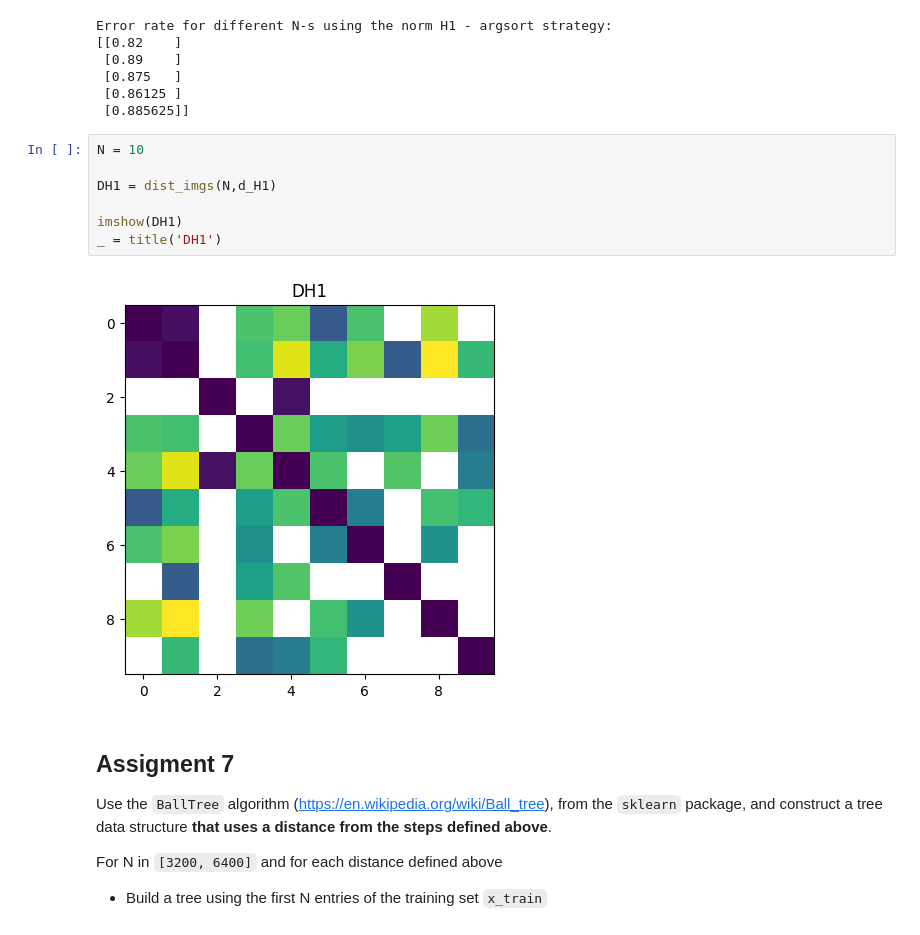
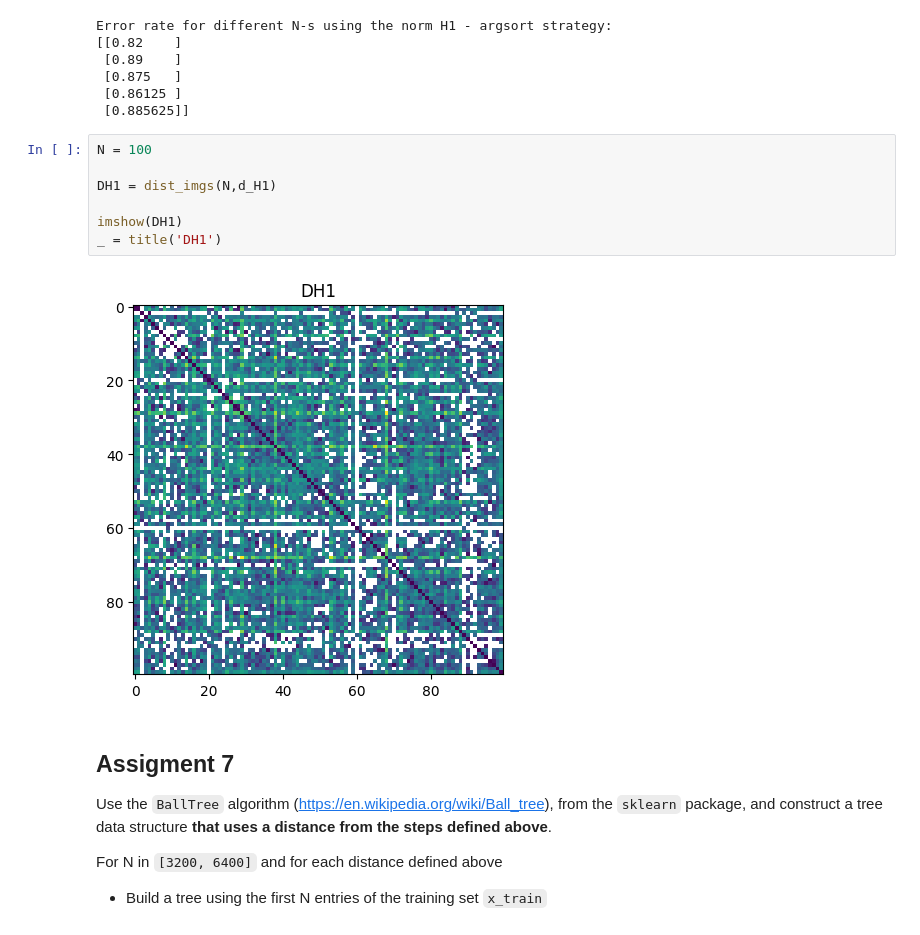
Before and after one commit to ImolaFodor/numerical-analysis-2022-2023, a Jupyter notebook: final_project_2022_2023_ifodor.ipynb, the cells around one changed output. Drawn from its saved outputs; the diff is of its cells as text.

```diff
--- a/final_project_2022_2023_ifodor.ipynb
+++ b/final_project_2022_2023_ifodor.ipynb
@@ -598,14 +495,14 @@ Error rate for different N-s using the norm H1 - argsort strategy:
  [0.86125 ]
  [0.885625]]
 # %%
-N = 10
+N = 100
 
 DH1 = dist_imgs(N,d_H1)
 
 imshow(DH1)
 _ = title('DH1')
 # %% [output]
-[figure, old version]
+[figure, new version]
 # %% [markdown]
 ## Assigment 7
 
```
Also changed, not shown: parts of 14 cells of this notebook.
